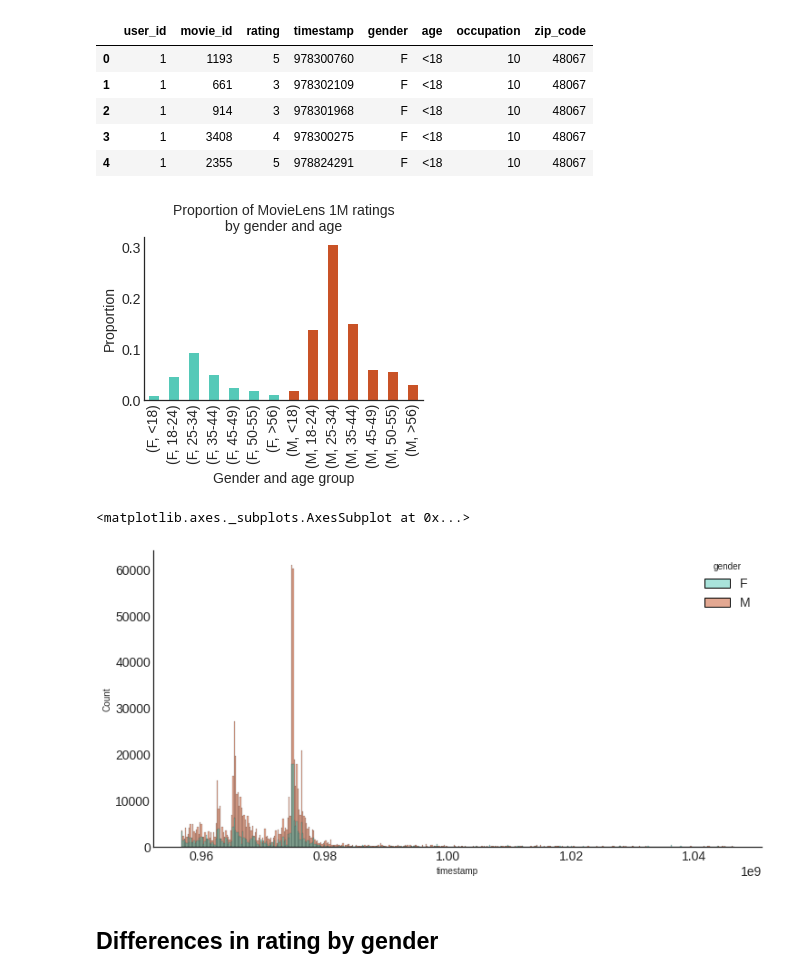
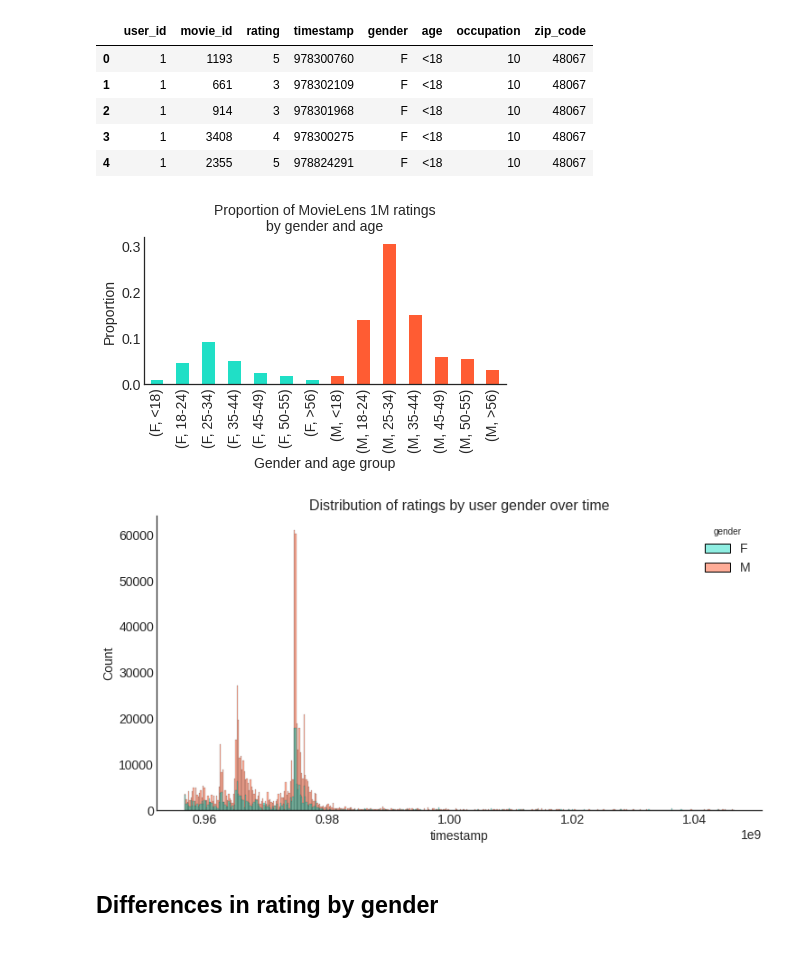
Before and after one commit to kathyxchen/cos534-final-project, a Jupyter notebook: movielens-exploratory.ipynb, the cells around one changed output. Drawn from its saved outputs; the diff is of its cells as text; code cells hidden in the pictures.

```diff
--- a/movielens-exploratory.ipynb
+++ b/movielens-exploratory.ipynb
@@ -29,9 +29,9 @@ mpl.rc('axes', titlesize=16)
 mpl.rc('legend', fontsize=14)
 # %%
-DATA_DIR = './data/ml-1m'
+DATA_DIR = './data/'
 OUTPUT_DIR = './figures'
 # %%
-ratings = pd.read_csv(os.path.join(DATA_DIR, 'ratings.dat'), sep='::', engine='python', header=None)
+ratings = pd.read_csv(os.path.join(DATA_DIR, 'ml-1m', 'ratings.dat'), sep='::', engine='python', header=None)
 ratings.columns = ['user_id', 'movie_id', 'rating', 'timestamp']
 ratings.head()
 # %% [output]
@@ -58,5 +55,5 @@ nh_gender_movies, nh_movie_to_gender = get_movie_gender_info(nh_movies)
 # %%
-users = pd.read_csv(os.path.join(DATA_DIR, 'users.dat'), sep='::', engine='python', header=None)
+users = pd.read_csv(os.path.join(DATA_DIR, 'ml-1m', 'users.dat'), sep='::', engine='python', header=None)
 users.columns = ['user_id', 'gender', 'age', 'occupation', 'zip_code']
 users.head()
 # %% [output]
@@ -95,7 +87,7 @@ result = users.groupby(['gender', 'age']).size() / len(users)
 result = result.reindex([('F', v) for v in age_mapping.values()] + [('M', v) for v in age_mapping.values()])
 # %%
 GENDER_COLORS = {
-    'F': '#55c9b8',
-    'M': '#c95226'
+    'F': '#20dfc6',
+    'M': '#ff5c33'
 }
 # %%
@@ -121,21 +114,23 @@ ratings.head()
 # %%
 result = ratings.groupby(['gender', 'age']).size() / len(ratings)
 result = result.reindex([('F', v) for v in age_mapping.values()] + [('M', v) for v in age_mapping.values()])
-plt.figure(figsize=(5, 3))
+plt.figure(figsize=(6, 4))
 plt.title('Proportion of MovieLens 1M ratings\nby gender and age', fontsize=14)
 result.plot.bar(color=[GENDER_COLORS[k[0]] for k in result.index.tolist()])
 plt.ylabel('Proportion', fontsize=14)
 plt.xlabel('Gender and age group', fontsize=14)
-plt.savefig(os.path.join(OUTPUT_DIR, 'movielens.prop_ratings.gender_age.pdf'), dpi=300)
+plt.tight_layout()
+plt.savefig(os.path.join(OUTPUT_DIR, 'supplementary-movielens.prop_ratings.gender_age.pdf'), dpi=300)
 # %% [output]
-[figure, old version]
+[figure, new version]
 # %%
 plt.figure(figsize=(12, 6))
 sns.histplot(data=ratings, x='timestamp', hue='gender',
              palette=GENDER_COLORS)
+plt.title('Distribution of ratings by user gender over time')
+plt.show()
 # %% [output]
-<matplotlib.axes._subplots.AxesSubplot at 0x...>
-[figure, old version]
+[figure, new version]
 # %% [markdown]
 ## Differences in rating by gender
 # %%
```
Also changed, not shown: parts of 19 cells of this notebook.
